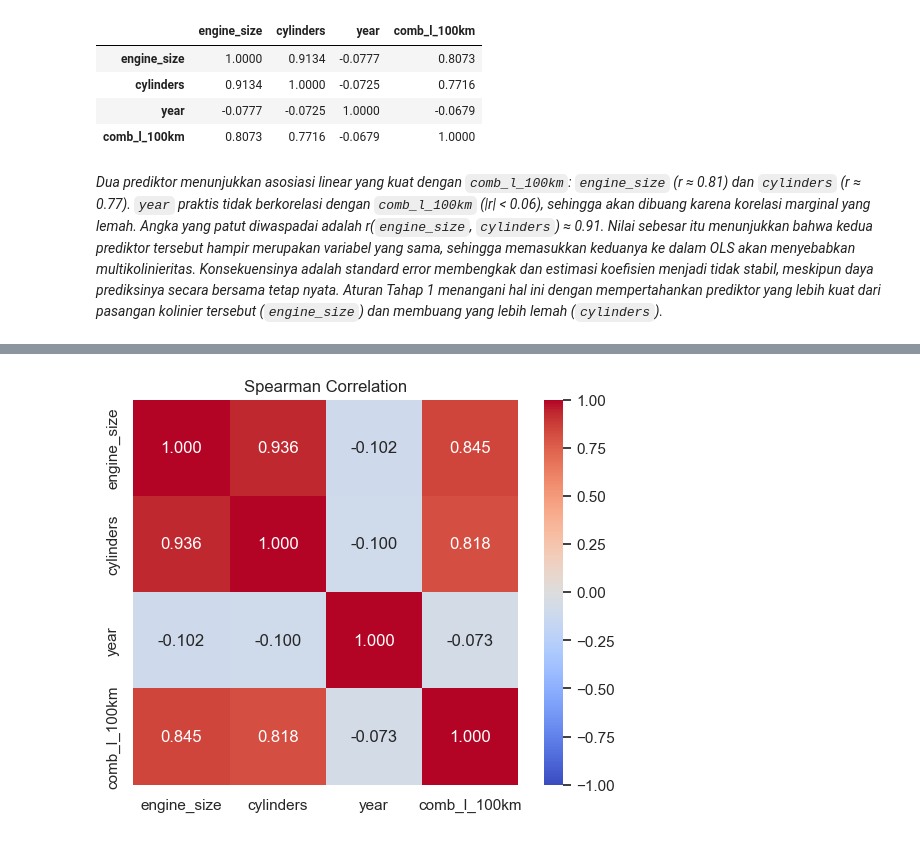
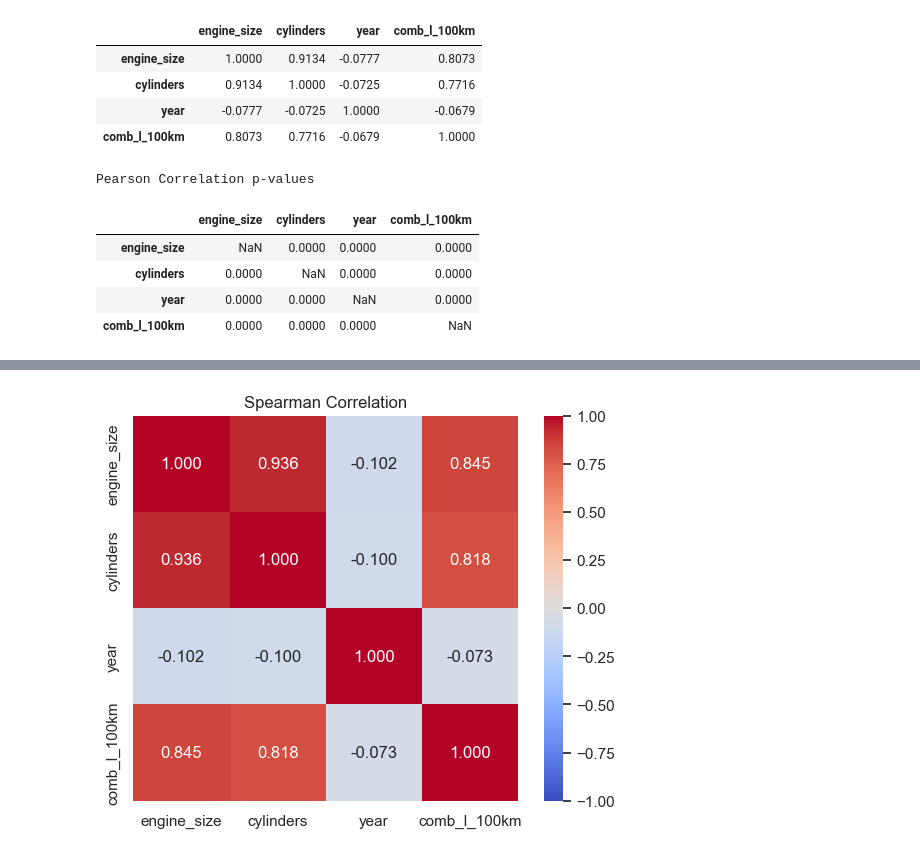
Before and after one commit to aeugene-uc/alp-prob-stat, a Jupyter notebook: Regression.ipynb, the cells around one changed output, grey strips where cells are left out. Drawn from its saved outputs; the diff is of its cells as text; code cells hidden in the pictures.

```diff
--- a/Regression.ipynb
+++ b/Regression.ipynb
@@ -229,5 +189,20 @@ pearson
 | cylinders | 0.9134 | 1.0000 | -0.0725 | 0.7716 |
 | year | -0.0777 | -0.0725 | 1.0000 | -0.0679 |
 | comb_l_100km | 0.8073 | 0.7716 | -0.0679 | 1.0000 |
-# %% [markdown]
-*Dua prediktor menunjukkan asosiasi linear yang kuat dengan `comb_l_100km`: `engine_size` (r ≈ 0.81) dan `cylinders` (r ≈ 0.77). `year` praktis tidak berkorelasi dengan `comb_l_100km` (|r| < 0.06), sehingga akan dibuang karena korelasi marginal yang lemah. Angka yang patut diwaspadai adalah r(`engine_size`, `cylinders`) ≈ 0.91. Nilai sebesar itu menunjukkan bahwa kedua prediktor tersebut hampir merupakan variabel yang sama, sehingga memasukkan keduanya ke dalam OLS akan menyebabkan multikolinieritas. Konsekuensinya adalah standard error membengkak dan estimasi koefisien menjadi tidak stabil, meskipun daya prediksinya secara bersama tetap nyata. Aturan Tahap 1 menangani hal ini dengan mempertahankan prediktor yang lebih kuat dari pasangan kolinier tersebut (`engine_size`) dan membuang yang lebih lemah (`cylinders`).*
+# %%
+cols = df.columns.tolist()
+pearson_p = pd.DataFrame(np.nan, index=cols, columns=cols)
+for c1 in cols:
+    for c2 in cols:
+        if c1 != c2:
+            _, p = stats.pearsonr(df[c1], df[c2])
+            pearson_p.loc[c1, c2] = p
+print('Pearson Correlation p-values')
+pearson_p
+# %% [output]
+Pearson Correlation p-values
+|  | engine_size | cylinders | year | comb_l_100km |
+| engine_size | NaN | 0.0000 | 0.0000 | 0.0000 |
+| cylinders | 0.0000 | NaN | 0.0000 | 0.0000 |
+| year | 0.0000 | 0.0000 | NaN | 0.0000 |
+| comb_l_100km | 0.0000 | 0.0000 | 0.0000 | NaN |
```
Also changed, not shown: parts of 60 cells of this notebook, 6 other files.
